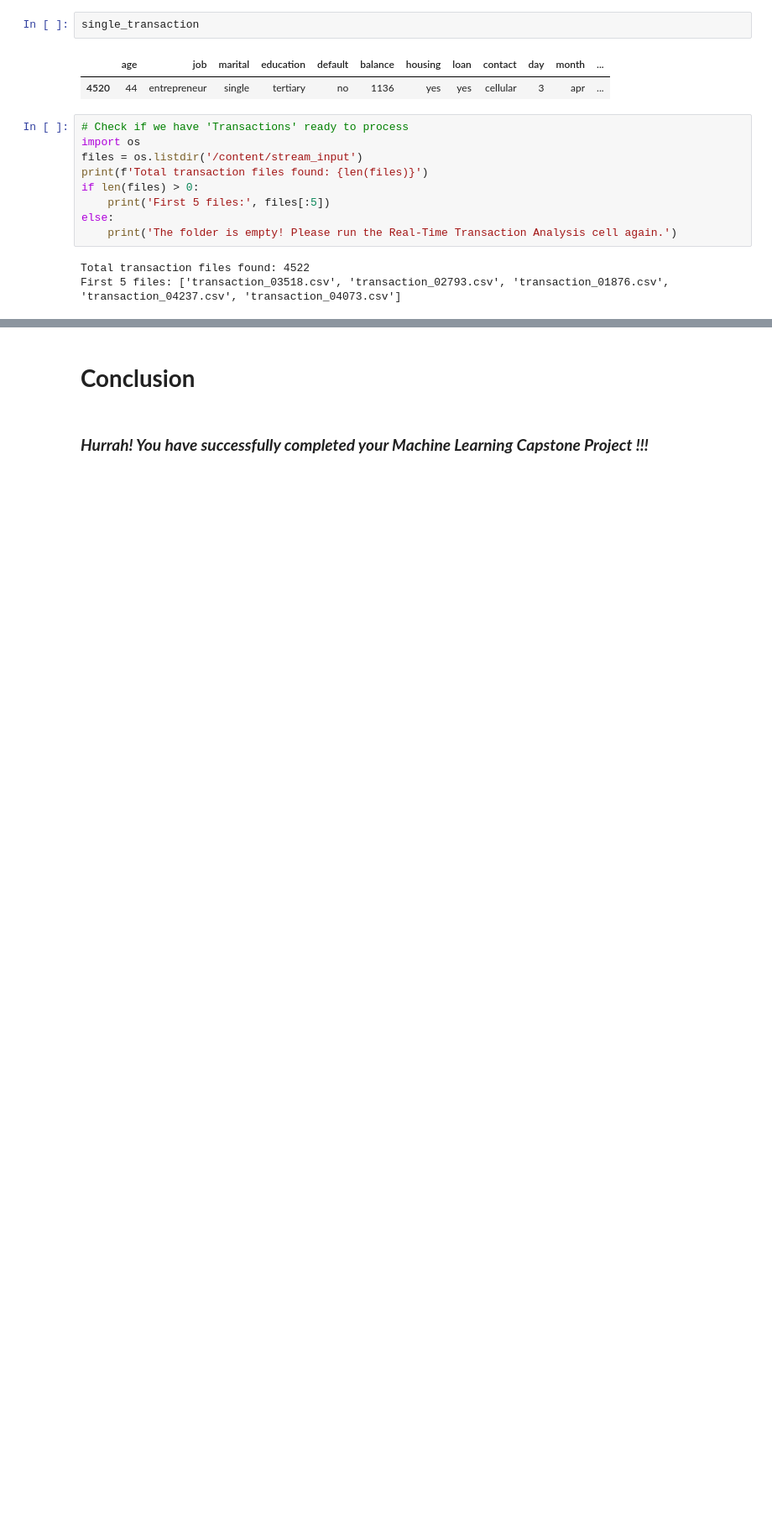
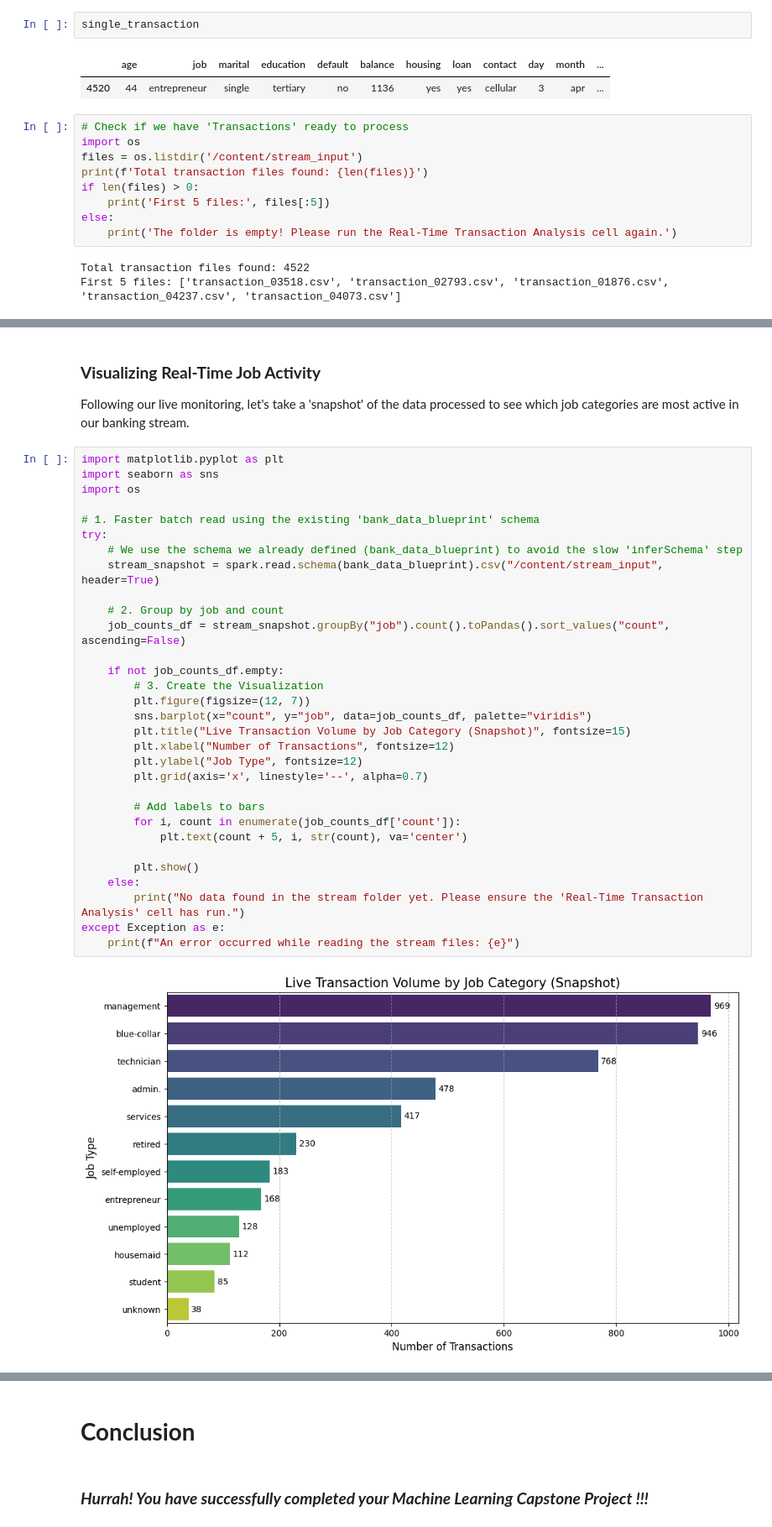
Before and after one commit to amol004/Financial-Forecasting-Frontier-Distributed-ML, a Jupyter notebook: Financial_Forecasting_Frontier_Distributed_ML.ipynb, the cells around one changed output, grey strips where cells are left out. Shown at 84% size. Cells and saved outputs as stored; diff of their text form; blank space fills up the shorter version.

```diff
--- a/Financial_Forecasting_Frontier_Distributed_ML.ipynb
+++ b/Financial_Forecasting_Frontier_Distributed_ML.ipynb
@@ -1288,3 +1290,39 @@ print("Streaming monitor stopped.")
 # %% [output]
 Streaming started... monitoring for 30 seconds.
 Streaming monitor stopped.
+# %% [markdown]
+### **Visualizing Real-Time Job Activity**
+Following our live monitoring, let's take a 'snapshot' of the data processed to see which job categories are most active in our banking stream.
+# %%
+import matplotlib.pyplot as plt
+import seaborn as sns
+import os
+
+# 1. Faster batch read using the existing 'bank_data_blueprint' schema
+try:
+    # We use the schema we already defined (bank_data_blueprint) to avoid the slow 'inferSchema' step
+    stream_snapshot = spark.read.schema(bank_data_blueprint).csv("/content/stream_input", header=True)
+
+    # 2. Group by job and count
+    job_counts_df = stream_snapshot.groupBy("job").count().toPandas().sort_values("count", ascending=False)
+
+    if not job_counts_df.empty:
+        # 3. Create the Visualization
+        plt.figure(figsize=(12, 7))
+        sns.barplot(x="count", y="job", data=job_counts_df, palette="viridis")
+        plt.title("Live Transaction Volume by Job Category (Snapshot)", fontsize=15)
+        plt.xlabel("Number of Transactions", fontsize=12)
+        plt.ylabel("Job Type", fontsize=12)
+        plt.grid(axis='x', linestyle='--', alpha=0.7)
+
+        # Add labels to bars
+        for i, count in enumerate(job_counts_df['count']):
+            plt.text(count + 5, i, str(count), va='center')
+
+        plt.show()
+    else:
+        print("No data found in the stream folder yet. Please ensure the 'Real-Time Transaction Analysis' cell has run.")
+except Exception as e:
+    print(f"An error occurred while reading the stream files: {e}")
+# %% [output]
+[figure, added]
```
Also changed, not shown: parts of 3 cells of this notebook.
